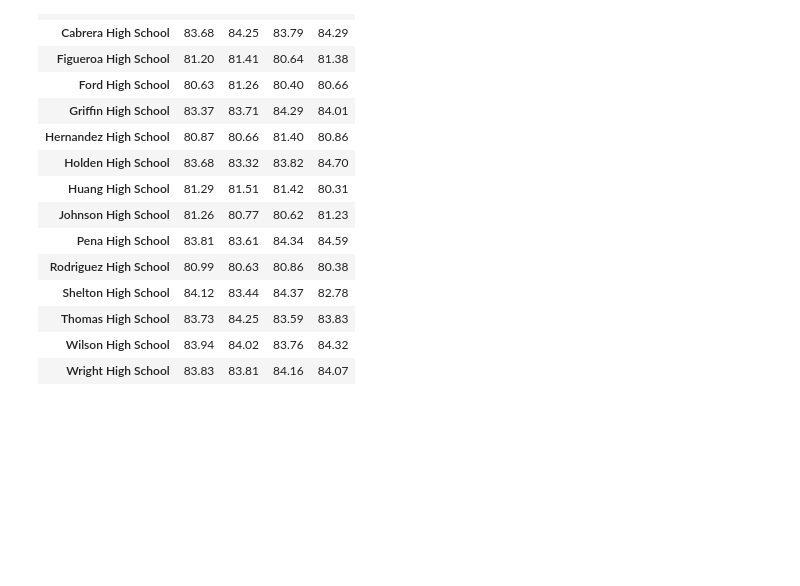
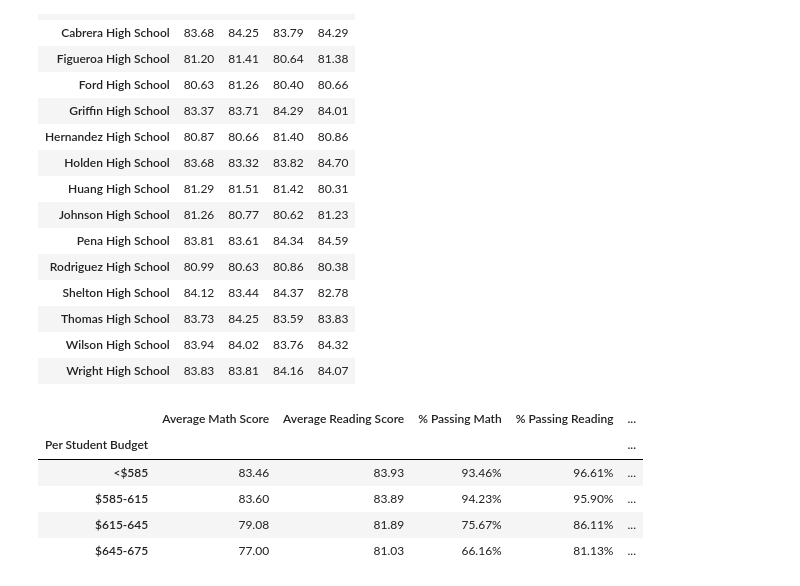
Before and after one commit to djoleary5/PyCitySchools, a Jupyter notebook: py_city_schools.ipynb, the cells around one changed output. Saved outputs shown, nothing was run; the diff lists cells and outputs as text; code cells hidden in the pictures; blank space fills up the shorter version.

Commit message:
scores by school spending

```diff
--- a/py_city_schools.ipynb
+++ b/py_city_schools.ipynb
@@ -275,3 +275,25 @@ readScores
 | Thomas High School | 83.73 | 84.25 | 83.59 | 83.83 |
 | Wilson High School | 83.94 | 84.02 | 83.76 | 84.32 |
 | Wright High School | 83.83 | 83.81 | 84.16 | 84.07 |
+# %%
+# creates and seperates Per Student Budget into bins and displays avg scores and passing rates for each bin
+spending_bins = [0, 585, 615, 645, 675]
+group_names = ["<$585", "$585-615", "$615-645", "$645-675"]
+spendBins = unformSch.loc[:, ["Per Student Budget", 'Average Math Score', 'Average Reading Score', '% Passing Math',
+                          '% Passing Reading', '% Overall Passing Rate']]
+spendBins["Per Student Budget"] = pd.cut(spendBins["Per Student Budget"], spending_bins, labels=group_names)
+spendBins = spendBins.groupby("Per Student Budget")
+spendBins = spendBins.mean()
+spendBins['Average Math Score'] = spendBins['Average Math Score'].map("{:.2f}".format)
+spendBins['Average Reading Score'] = spendBins['Average Reading Score'].map("{:.2f}".format)
+spendBins['% Passing Math'] = spendBins['% Passing Math'].map("{:.2f}%".format)
+spendBins['% Passing Reading'] = spendBins['% Passing Reading'].map("{:.2f}%".format)
+spendBins['% Overall Passing Rate'] = spendBins['% Overall Passing Rate'].map("{:.2f}%".format)
+spendBins
+# %% [output]
+|  | Average Math Score | Average Reading Score | % Passing Math | % Passing Reading | ... |
+| Per Student Budget |  |  |  |  | ... |
+| <$585 | 83.46 | 83.93 | 93.46% | 96.61% | ... |
+| $585-615 | 83.60 | 83.89 | 94.23% | 95.90% | ... |
+| $615-645 | 79.08 | 81.89 | 75.67% | 86.11% | ... |
+| $645-675 | 77.00 | 81.03 | 66.16% | 81.13% | ... |
```
